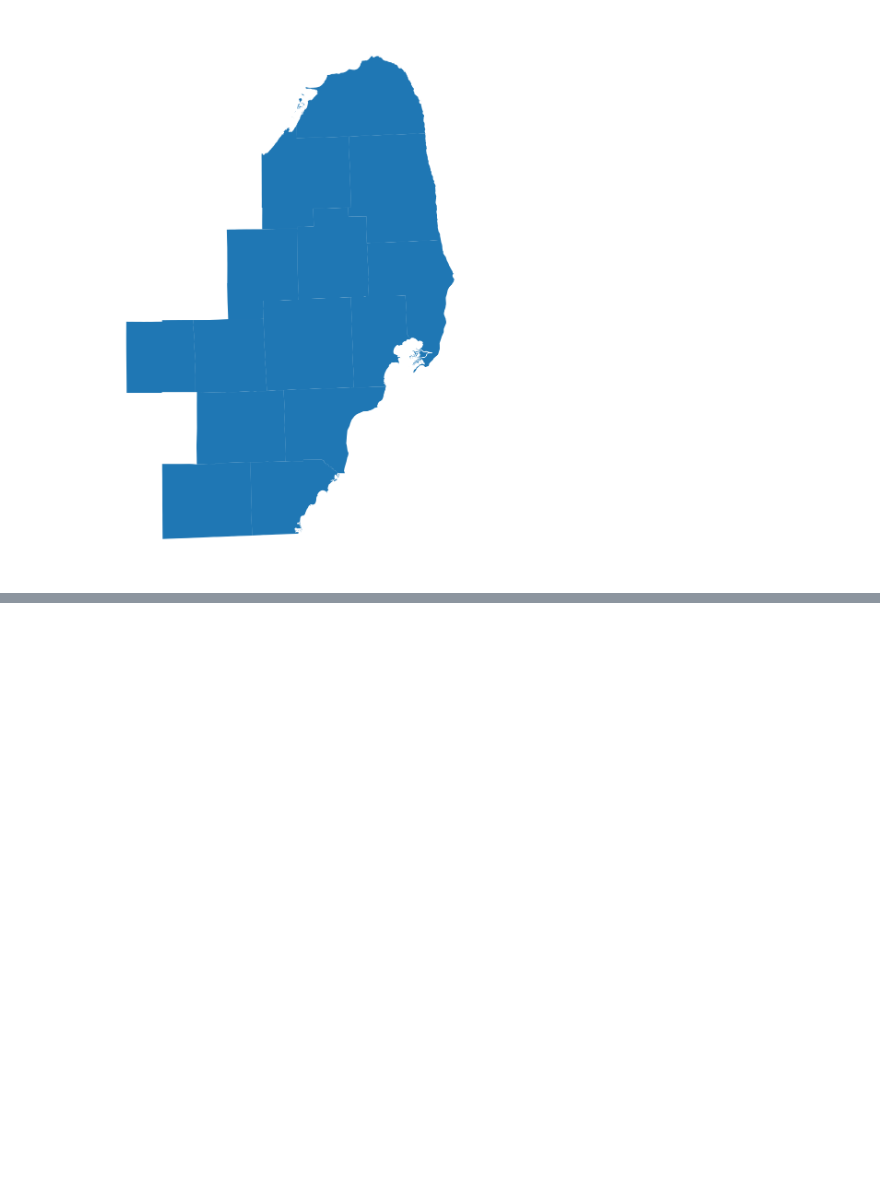
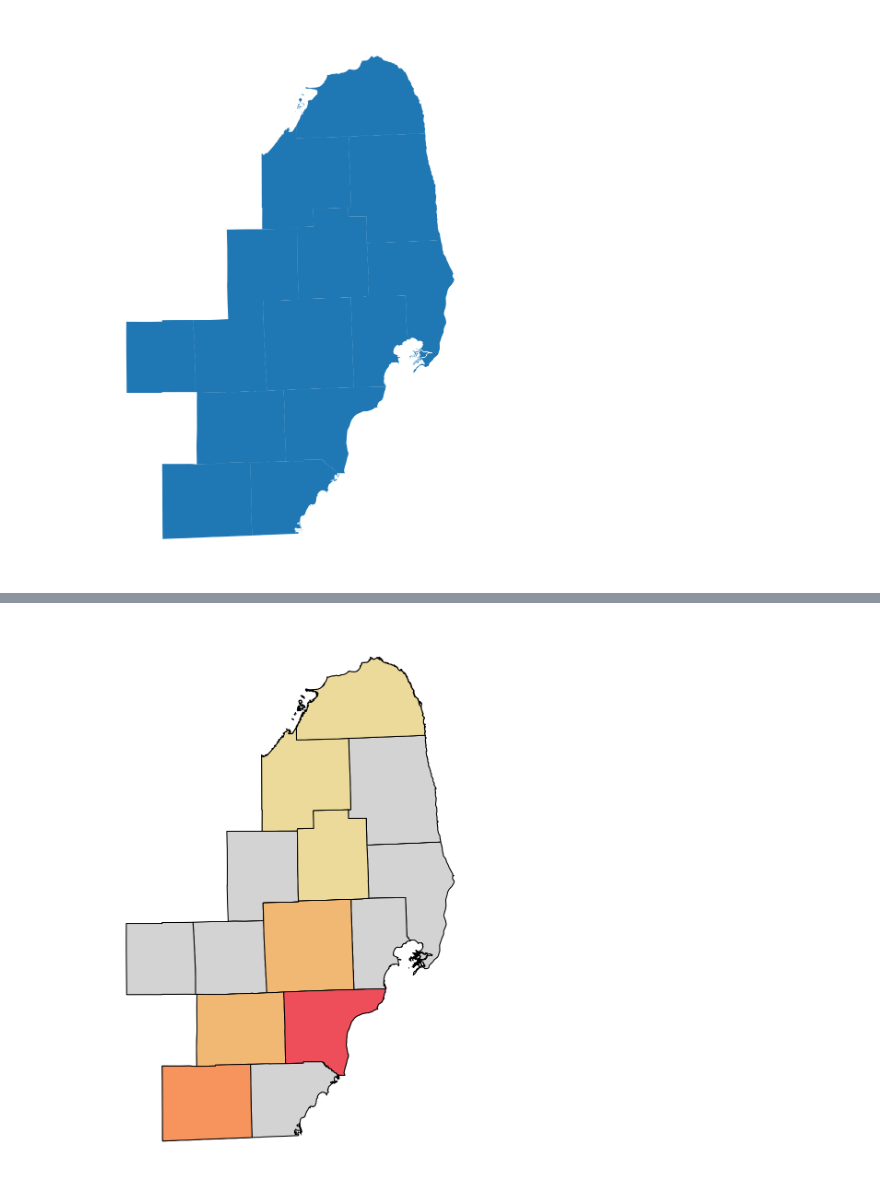
Before and after one commit to atseewal/0013_matplotlib-Charts, a Jupyter notebook: 0013_matplotlib-Charts.ipynb, the cells around one changed output, grey strips where cells are left out. Saved outputs shown, nothing was run; the diff lists cells and outputs as text; code cells hidden in the pictures; blank space fills up the shorter version.

Commit message:
Coloring the choropleth

```diff
--- a/0013_matplotlib-Charts.ipynb
+++ b/0013_matplotlib-Charts.ipynb
@@ -119,0 +136,19 @@ plt.show()
+# %%
+from pypalettes import load_cmap
+import numpy as np
+
+cmap = load_cmap('OrYel', type='continuous')
+
+fig, ax = plt.subplots(figsize=(5, 5), dpi=300)
+
+data.plot(ax=ax, color='lightgray', edgecolor='black', linewidth=0.5)
+
+data = data.fillna(np.nan)
+
+data.plot(ax=ax, column='Max Temp', cmap=cmap, edgecolor='black', linewidth=0.5)
+
+ax.set_axis_off()
+
+plt.show()
+# %% [output]
+[figure, added]
```
Also changed, not shown: parts of 1 cell of this notebook.
